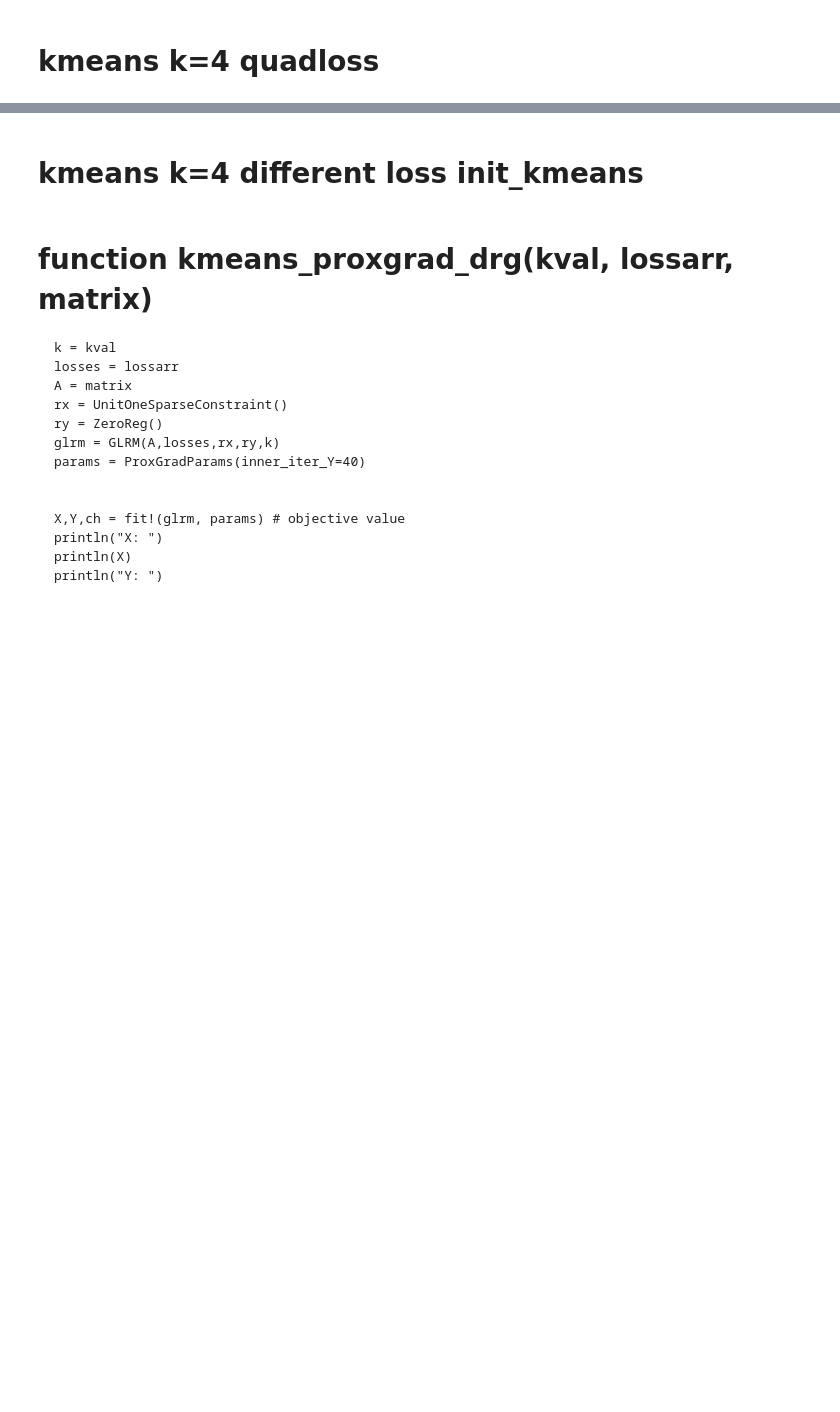
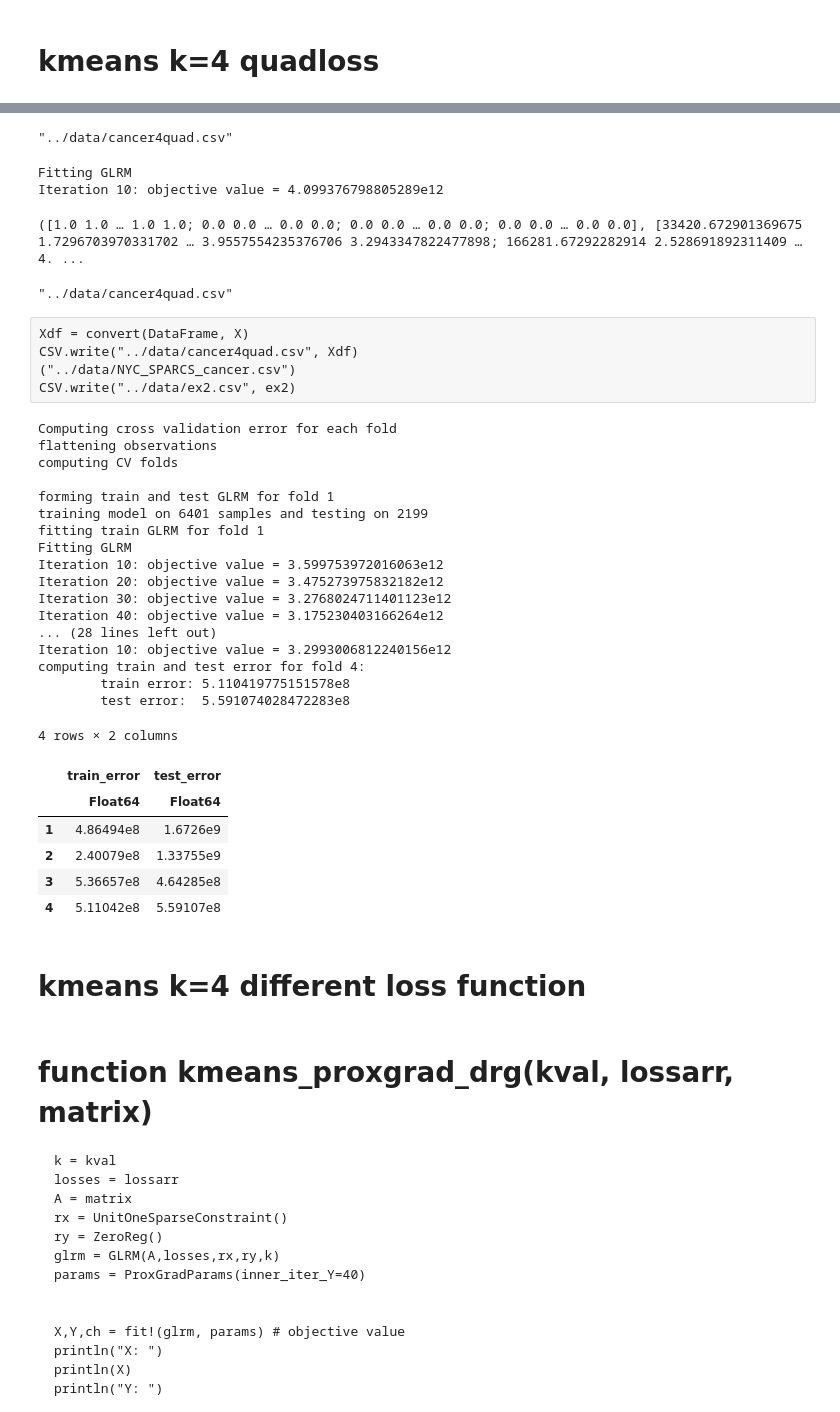
Before and after one commit to kathy908000/Population-Segmentation-For-Health-System-Management, a Jupyter notebook: code/cancer_glrm.ipynb, the cells around one changed output, grey strips where cells are left out. Saved outputs shown, nothing was run; the diff lists cells and outputs as text; code cells hidden in the pictures; blank space fills up the shorter version.

```diff
--- a/code/cancer_glrm.ipynb
+++ b/code/cancer_glrm.ipynb
@@ -154,7 +300,53 @@ df = DataFrame(train_error = train_error, test_error = test_error)
 # %%
 X = convert(DataFrame, X)
-#CSV.write("../data/cancer4quad.csv", X)
+CSV.write("../data/cancer4quad.csv", X)
+# %% [output]
+"../data/cancer4quad.csv"
+# %%
+X,Y,ch = fit!(glrm)
+# %% [output]
+Fitting GLRM
+Iteration 10: objective value = 4.099376798805289e12
+([1.0 1.0 … 1.0 1.0; 0.0 0.0 … 0.0 0.0; 0.0 0.0 … 0.0 0.0; 0.0 0.0 … 0.0 0.0], [33420.672901369675 1.7296703970331702 … 3.9557554235376706 3.2943347822477898; 166281.67292282914 2.528691892311409 … 4. ...
 # %%
+X = convert(DataFrame, X)
 CSV.write("../data/cancer4quad.csv", X)
+# %% [output]
+"../data/cancer4quad.csv"
+# %% [raw]
+Xdf = convert(DataFrame, X)
+CSV.write("../data/cancer4quad.csv", Xdf)
+("../data/NYC_SPARCS_cancer.csv")
+CSV.write("../data/ex2.csv", ex2)
+# %%
+println("Computing cross validation error for each fold")
+params = Params(1.0, max_iter=100, abs_tol=0.0, min_stepsize=.001)
+train_error, test_error, train_glrms, test_glrms = cross_validate(glrm, nfolds=4, params=params)
+df = DataFrame(train_error = train_error, test_error = test_error)
+# %% [output]
+Computing cross validation error for each fold
+flattening observations
+computing CV folds
+
+forming train and test GLRM for fold 1
+training model on 6401 samples and testing on 2199
+fitting train GLRM for fold 1
+Fitting GLRM
+Iteration 10: objective value = 3.599753972016063e12
+Iteration 20: objective value = 3.475273975832182e12
+Iteration 30: objective value = 3.2768024711401123e12
+Iteration 40: objective value = 3.175230403166264e12
+... (28 lines left out)
+Iteration 10: objective value = 3.2993006812240156e12
+computing train and test error for fold 4:
+        train error: 5.110419775151578e8
+        test error:  5.591074028472283e8
+4 rows × 2 columns
+|  | train_error | test_error |
+|  | Float64 | Float64 |
+| 1 | 4.86494e8 | 1.6726e9 |
+| 2 | 2.40079e8 | 1.33755e9 |
+| 3 | 5.36657e8 | 4.64285e8 |
+| 4 | 5.11042e8 | 5.59107e8 |
 # %% [markdown]
-# kmeans k=4 different loss init_kmeans
+# kmeans k=4 different loss function
```
Also changed, not shown: parts of 24 cells of this notebook, 1 other file.
